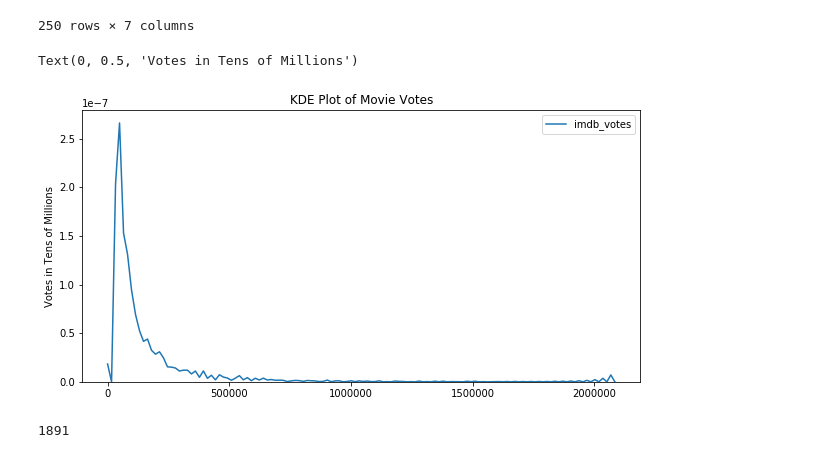
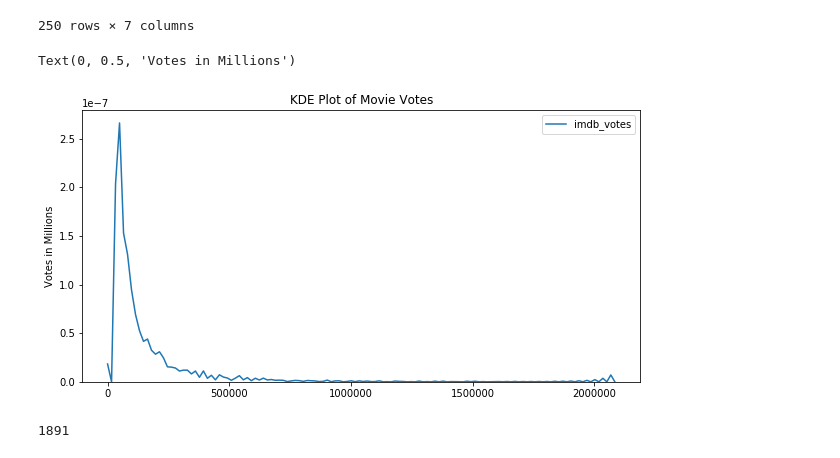
Before and after one commit to ecbenezra/recommender-system, a Jupyter notebook: Popularity-based-recommender.ipynb, the cells around one changed output. Saved outputs shown, nothing was run; the diff lists cells and outputs as text; code cells hidden in the pictures.

```diff
--- a/Popularity-based-recommender.ipynb
+++ b/Popularity-based-recommender.ipynb
@@ -152,11 +152,11 @@ qualified
 # %%
 plt.figure(figsize=(10,5))
 sns.kdeplot(movies['imdb_votes'].sort_values(ascending=False))
 plt.title('KDE Plot of Movie Votes')
-plt.ylabel('Votes in Tens of Millions')
+plt.ylabel('Votes in Millions')
 # %% [output]
-Text(0, 0.5, 'Votes in Tens of Millions')
+Text(0, 0.5, 'Votes in Millions')
-[figure, old version]
+[figure, new version]
 # %%
 movies['year'].min()
 # %% [output]
```
Also changed, not shown: parts of 14 cells of this notebook.
